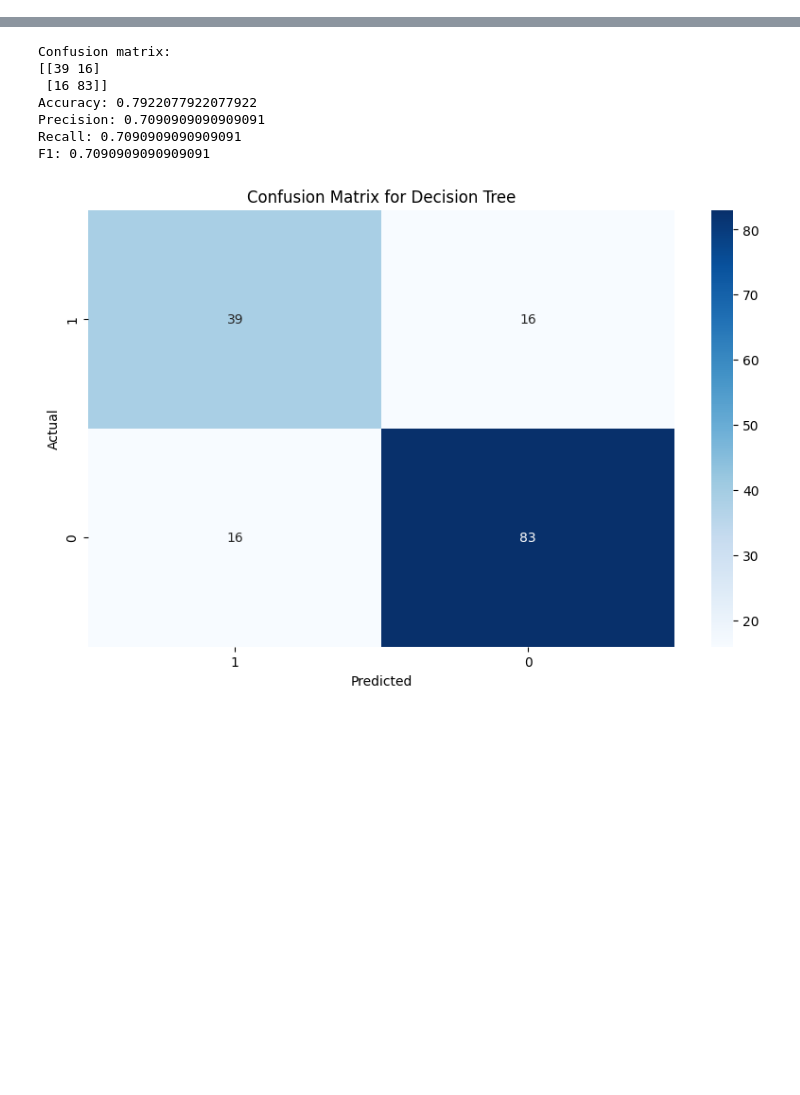
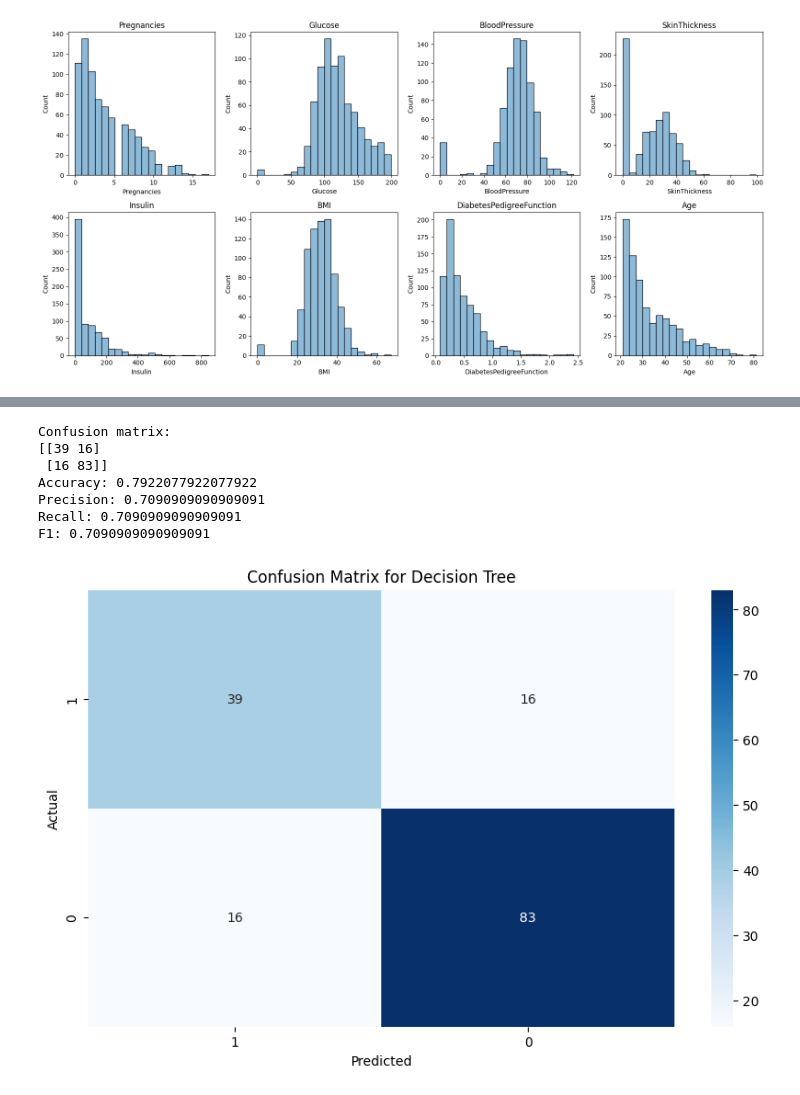
Before and after one commit to omerfarukaydin61/Diabetes-Prediction-with-Machine-Learning, a Jupyter notebook: project.ipynb, the cells around one changed output, grey strips where cells are left out. Cells and saved outputs as stored; diff of their text form; code cells hidden in the pictures; blank space fills up the shorter version.

Commit message:
added histplots to notebook

```diff
--- a/project.ipynb
+++ b/project.ipynb
@@ -22,3 +22,17 @@ data.head()
 | 2 | 8 | 183 | 64 | 0 | 0 | 23.3 | 0.672 | 32 | ... |
 | 3 | 1 | 89 | 66 | 23 | 94 | 28.1 | 0.167 | 21 | ... |
 | 4 | 0 | 137 | 40 | 35 | 168 | 43.1 | 2.288 | 33 | ... |
+# %%
+plt.figure(figsize=(16, 8))
+
+counter = 1
+for column in data.columns[:-1]:
+    plt.subplot(2, 4, counter)
+    sns.histplot(data[column], alpha=0.5, bins=20)
+    plt.title(column)
+    counter += 1
+
+plt.tight_layout()
+plt.show()
+# %% [output]
+[figure, added]
```
Also changed, not shown: parts of 2 cells of this notebook.
